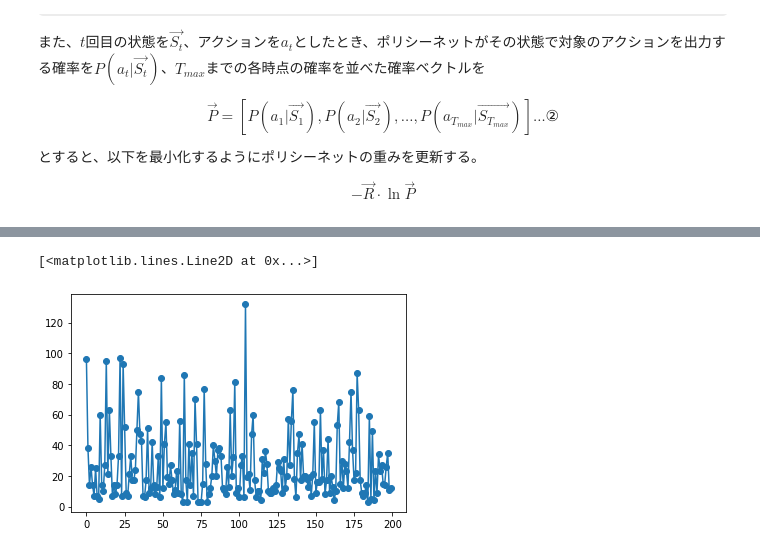
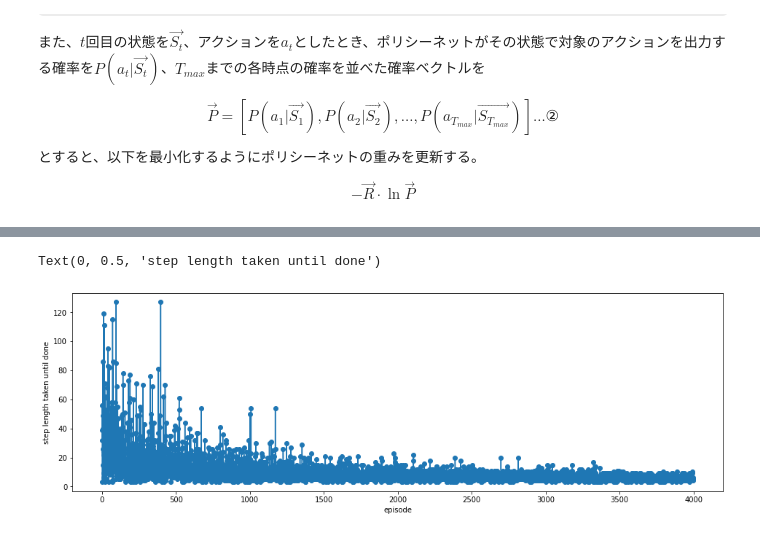
Before and after one commit to pondelion/MLDL-Memo, a Jupyter notebook: py/RL/policy_gradient/vanilla_policy_gradient.ipynb, the cells around one changed output, grey strips where cells are left out. Saved outputs shown, nothing was run; the diff lists cells and outputs as text; code cells hidden in the pictures; some formulas as TeX source.

```diff
--- a/py/RL/policy_gradient/vanilla_policy_gradient.ipynb
+++ b/py/RL/policy_gradient/vanilla_policy_gradient.ipynb
@@ -85,6 +85,8 @@ class JankenEnv:
         if len(self._results) >= 3:
             # 3回連続で勝利したらdone
             done = all([res==JankenResult.YOUR_WIN for res in self._results[-3:]])
+            if done:
+                reward = 50 / (len(self._results)-3+1)**1
         next_state = copy(self._state)
         return next_state, reward, done
 
@@ -176,7 +178,7 @@ gamma = 0.99
 n_episode = 1
 returns = deque(maxlen=100)
 # %%
-N_EPISODES = 200
+N_EPISODES = 4000
 # %%
 results_episodes = []
 
@@ -232,7 +234,8 @@ for episode in range(N_EPISODES):
 
     # calculate average return and print it out
     returns.append(np.sum(rewards))
-    print("Episode: {:6d}\tAvg. Return: {:6.2f}".format(n_episode, np.mean(returns)))
+    if n_episode % 20 == 0:
+        print("Episode: {:6d}\tAvg. Return: {:6.2f}".format(n_episode, np.mean(returns)))
     n_episode += 1
 
     results_episodes.append(copy(janken_env.results))
@@ -326,5 +329,8 @@ for episode in range(N_EPISODES):
 # %%
+plt.figure(figsize=(16, 5))
 plt.plot([len(re) for re in results_episodes], marker='o')
+plt.xlabel('episode')
+plt.ylabel('step length taken until done')
 # %% [output]
-[<matplotlib.lines.Line2D at 0x...>]
+Text(0, 0.5, 'step length taken until done')
-[figure, old version]
+[figure, new version]
```
Also changed, not shown: parts of 11 cells of this notebook.
